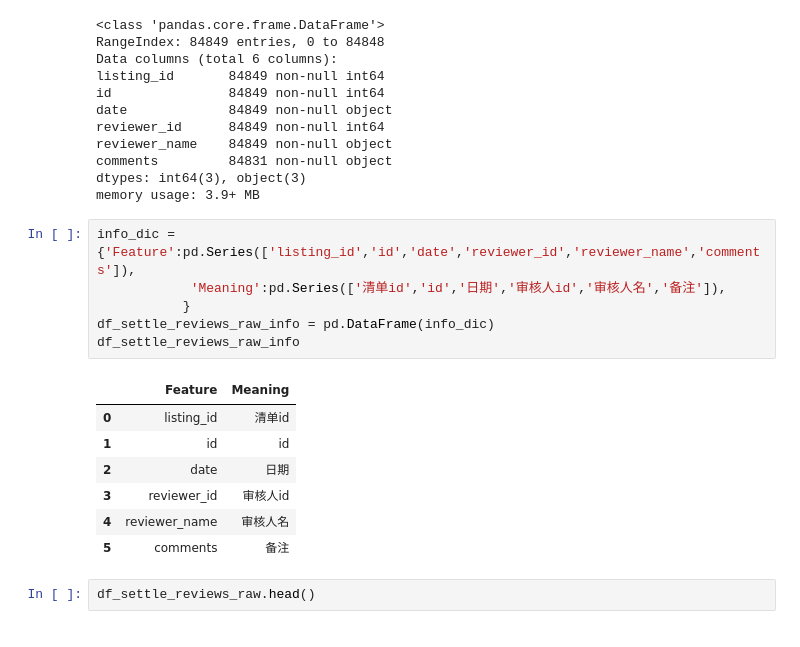
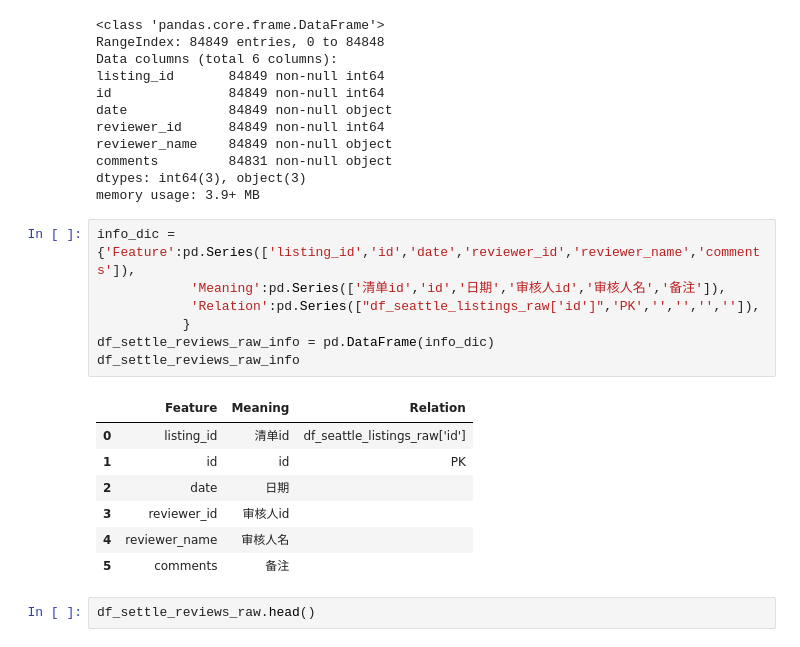
Before and after one commit to Rheasilvia/airbnb, a Jupyter notebook: airbnb.ipynb, the cells around one changed output. Saved outputs shown, nothing was run; the diff lists cells and outputs as text.

```diff
--- a/airbnb.ipynb
+++ b/airbnb.ipynb
@@ -204,17 +216,18 @@ memory usage: 3.9+ MB
 # %%
 info_dic = {'Feature':pd.Series(['listing_id','id','date','reviewer_id','reviewer_name','comments']),
             'Meaning':pd.Series(['清单id','id','日期','审核人id','审核人名','备注']),
+            'Relation':pd.Series(["df_seattle_listings_raw['id']",'PK','','','','']),
            }
 df_settle_reviews_raw_info = pd.DataFrame(info_dic)
 df_settle_reviews_raw_info
 # %% [output]
-|  | Feature | Meaning |
-| 0 | listing_id | 清单id |
-| 1 | id | id |
-| 2 | date | 日期 |
-| 3 | reviewer_id | 审核人id |
-| 4 | reviewer_name | 审核人名 |
-| 5 | comments | 备注 |
+|  | Feature | Meaning | Relation |
+| 0 | listing_id | 清单id | df_seattle_listings_raw['id'] |
+| 1 | id | id | PK |
+| 2 | date | 日期 |  |
+| 3 | reviewer_id | 审核人id |  |
+| 4 | reviewer_name | 审核人名 |  |
+| 5 | comments | 备注 |  |
 # %%
 df_settle_reviews_raw.head()
 # %% [output]
```
Also changed, not shown: parts of 15 cells of this notebook.
